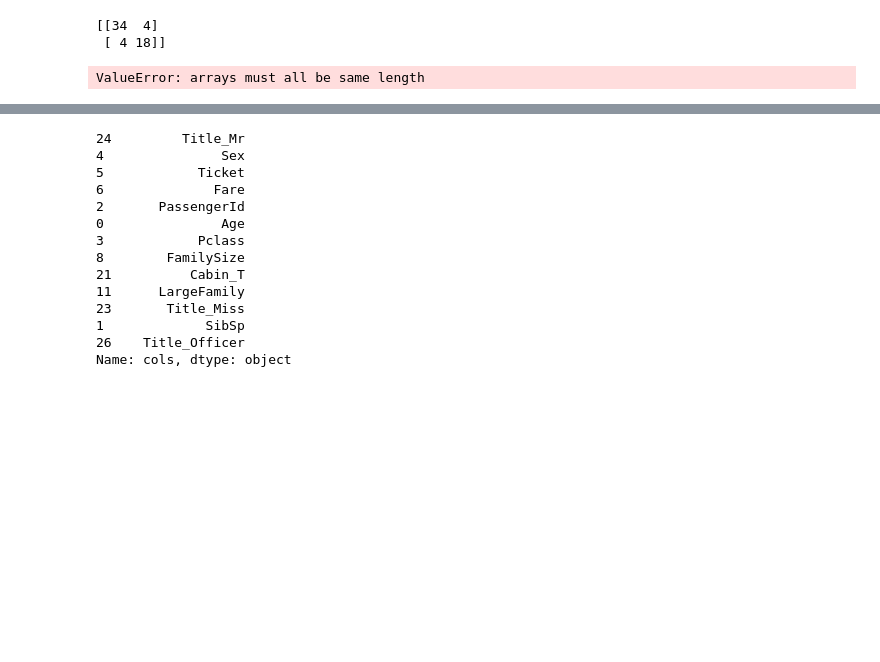
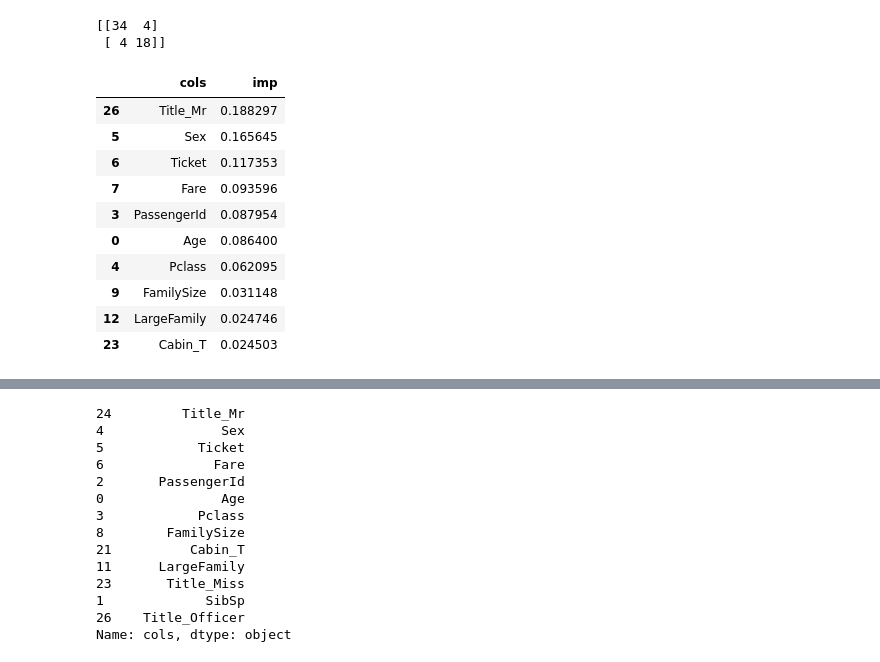
Before and after one commit to mvigoda/Kaggle_Titanic-Survival-Challenge, a Jupyter notebook: Titanic_Final_to_git.ipynb, the cells around one changed output, grey strips where cells are left out. Drawn from its saved outputs; the diff is of its cells as text; code cells hidden in the pictures; blank space fills up the shorter version.

```diff
--- a/Titanic_Final_to_git.ipynb
+++ b/Titanic_Final_to_git.ipynb
@@ -479,9 +485,19 @@ print(confusion_matrix(y_valid1,y_predict))
  [ 4 18]]
 # %%
 #Feature importance
-fi = rf_feat_importance(m, x_train1); fi[:20]
+fi = rf_feat_importance(m, x_train1); fi[:10]
 # %% [output]
-ValueError: arrays must all be same length
+|  | cols | imp |
+| 26 | Title_Mr | 0.188297 |
+| 5 | Sex | 0.165645 |
+| 6 | Ticket | 0.117353 |
+| 7 | Fare | 0.093596 |
+| 3 | PassengerId | 0.087954 |
+| 0 | Age | 0.086400 |
+| 4 | Pclass | 0.062095 |
+| 9 | FamilySize | 0.031148 |
+| 12 | LargeFamily | 0.024746 |
+| 23 | Cabin_T | 0.024503 |
 # %%
 def plot_fi(fi): return fi.plot('cols', 'imp', 'barh', figsize=(12,7), legend=False)
 plot_fi(fi[:30]);
```
Also changed, not shown: parts of 6 cells of this notebook.
